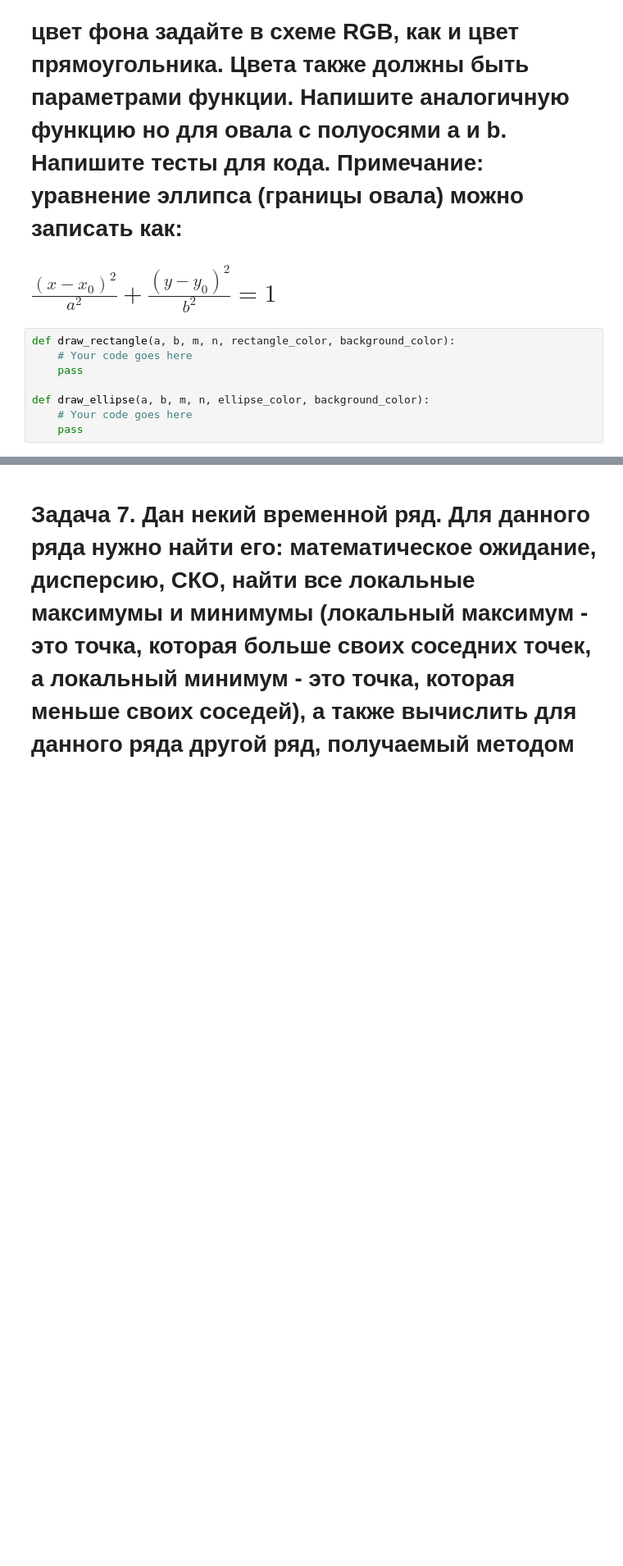
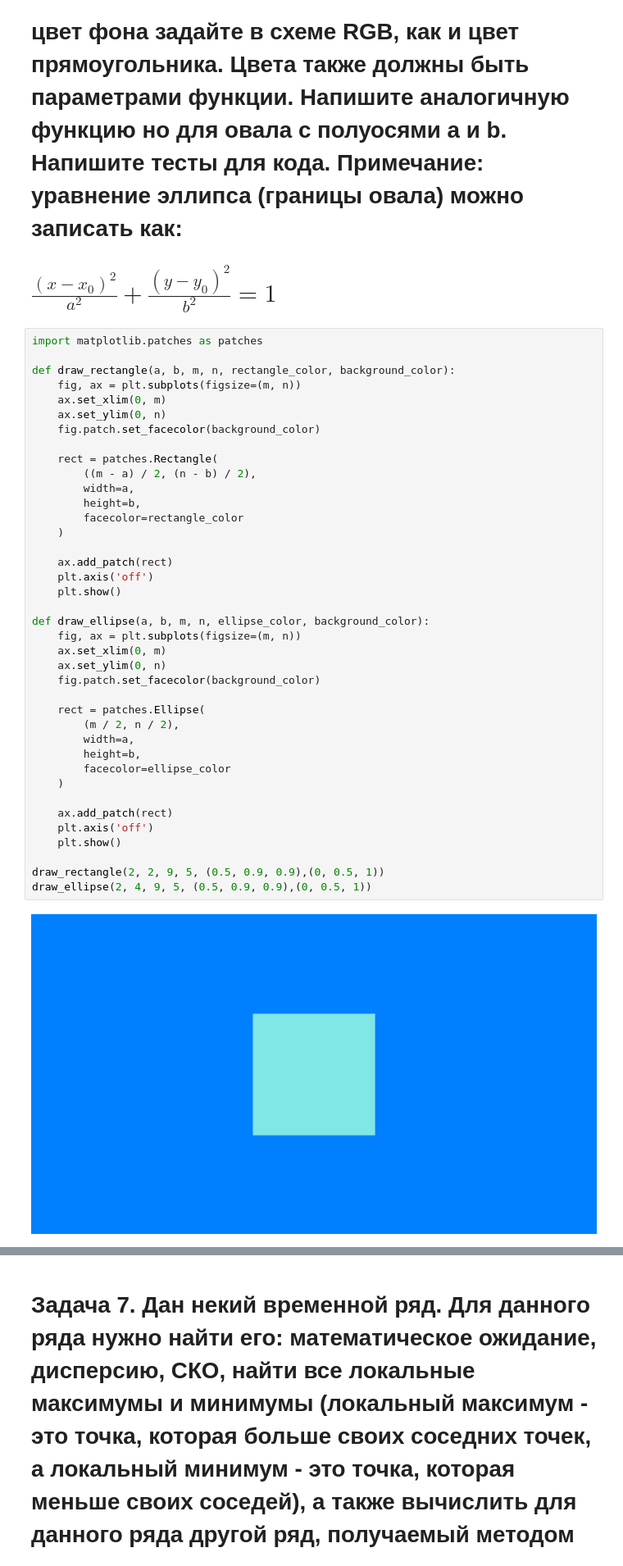
Before and after one commit to TATAROmangol/ML, a Jupyter notebook: lab1/numpy.ipynb, the cells around one changed output, grey strips where cells are left out. Shown: that part at 82% size. Saved outputs shown, nothing was run; the diff lists cells and outputs as text; blank space fills up the shorter version.

```diff
--- a/lab1/numpy.ipynb
+++ b/lab1/numpy.ipynb
@@ -133,11 +294,44 @@ def chess(m, n, a, b):
 <h1>Задача 6. Напишите функцию, которая отрисовывает прямоугольник с заданными размерами (a, b) на изображении размера (m, n), цвет фона задайте в схеме RGB, как и цвет прямоугольника. Цвета также должны быть параметрами функции. Напишите аналогичную функцию но для овала с полуосями a и b. Напишите тесты для кода.
 Примечание: уравнение эллипса (границы овала) можно записать как:
 <h1>$\frac{(x-x_0)^2}{a^2}+\frac{(y-y_0)^2}{b^2}=1$
-# %%
-def draw_rectangle(a, b, m, n, rectangle_color, background_color):
-    # Your code goes here
-    pass
-
-def draw_ellipse(a, b, m, n, ellipse_color, background_color):
-    # Your code goes here
-    pass
+# %%
+import matplotlib.patches as patches
+
+def draw_rectangle(a, b, m, n, rectangle_color, background_color):
+    fig, ax = plt.subplots(figsize=(m, n))
+    ax.set_xlim(0, m)
+    ax.set_ylim(0, n)
+    fig.patch.set_facecolor(background_color)
+
+    rect = patches.Rectangle(
+        ((m - a) / 2, (n - b) / 2),
+        width=a,
+        height=b,
+        facecolor=rectangle_color
+    )
+
+    ax.add_patch(rect)
+    plt.axis('off')
+    plt.show()
+
+def draw_ellipse(a, b, m, n, ellipse_color, background_color):
+    fig, ax = plt.subplots(figsize=(m, n))
+    ax.set_xlim(0, m)
+    ax.set_ylim(0, n)
+    fig.patch.set_facecolor(background_color)
+
+    rect = patches.Ellipse(
+        (m / 2, n / 2),
+        width=a,
+        height=b,
+        facecolor=ellipse_color
+    )
+
+    ax.add_patch(rect)
+    plt.axis('off')
+    plt.show()
+
+draw_rectangle(2, 2, 9, 5, (0.5, 0.9, 0.9),(0, 0.5, 1))
+draw_ellipse(2, 4, 9, 5, (0.5, 0.9, 0.9),(0, 0.5, 1))
+# %% [output]
+[figure, added]
```
Also changed, not shown: parts of 11 cells of this notebook.
